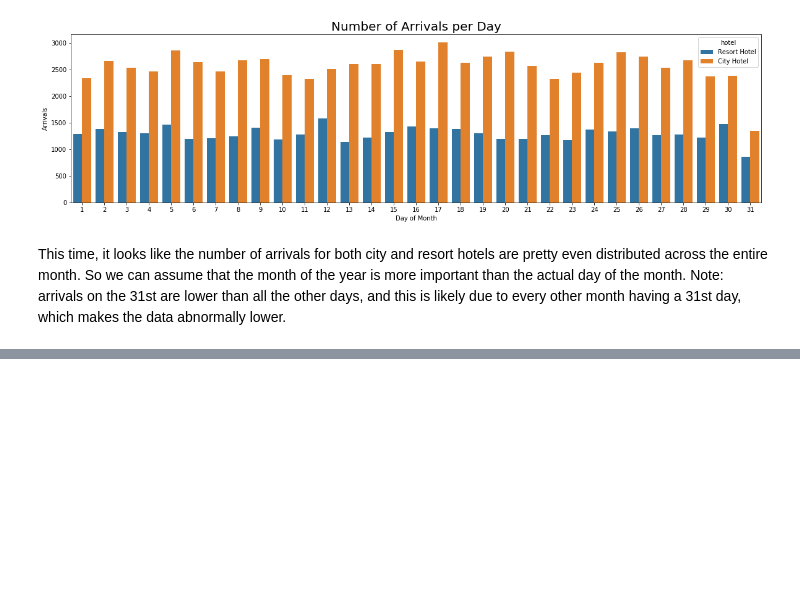
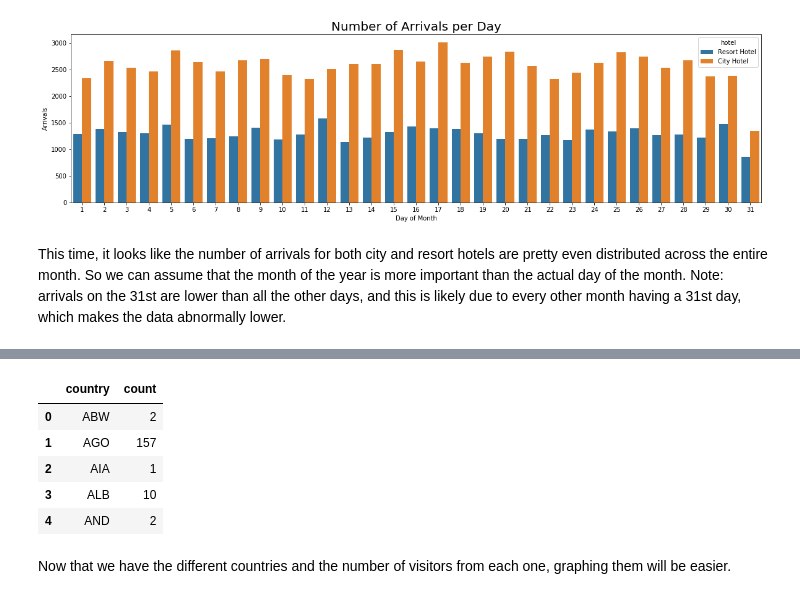
Before and after one commit to gavintieng/HotelBookingAnalysis, a Jupyter notebook: Hotel Booking Demand Analysis.ipynb, the cells around one changed output, grey strips where cells are left out. Cells and saved outputs as stored; diff of their text form; code cells hidden in the pictures; blank space fills up the shorter version.

```diff
--- a/Hotel Booking Demand Analysis.ipynb
+++ b/Hotel Booking Demand Analysis.ipynb
@@ -154,0 +177,12 @@ ModuleNotFoundError: No module named 'plotly'
+# %%
+visitor_country = data[data['is_canceled']=='not_canceled'].groupby(['country']).size().reset_index(name='count')
+visitor_country.head()
+# %% [output]
+|  | country | count |
+| 0 | ABW | 2 |
+| 1 | AGO | 157 |
+| 2 | AIA | 1 |
+| 3 | ALB | 10 |
+| 4 | AND | 2 |
+# %% [markdown]
+Now that we have the different countries and the number of visitors from each one, graphing them will be easier.
```
Also changed, not shown: parts of 5 cells of this notebook.
